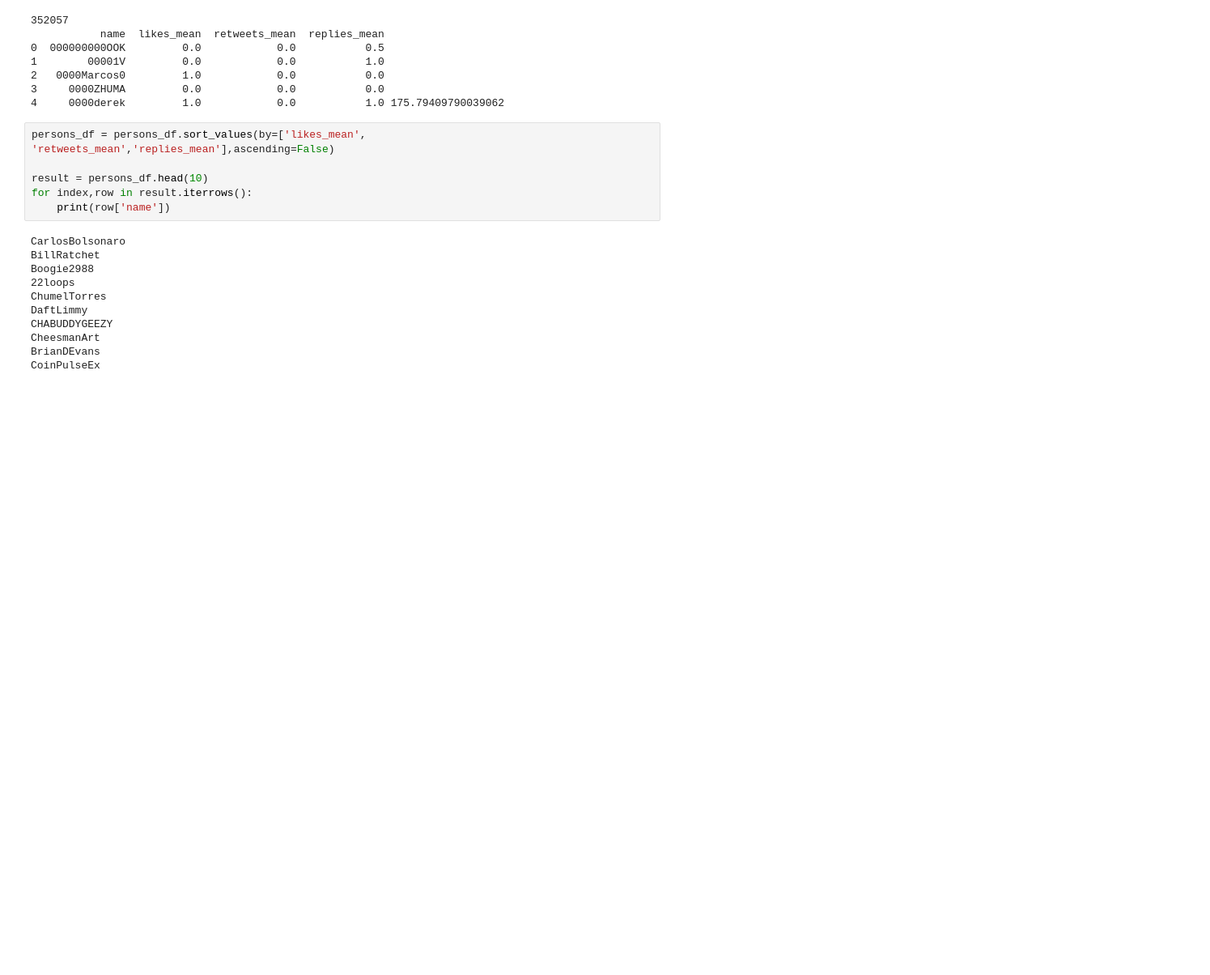
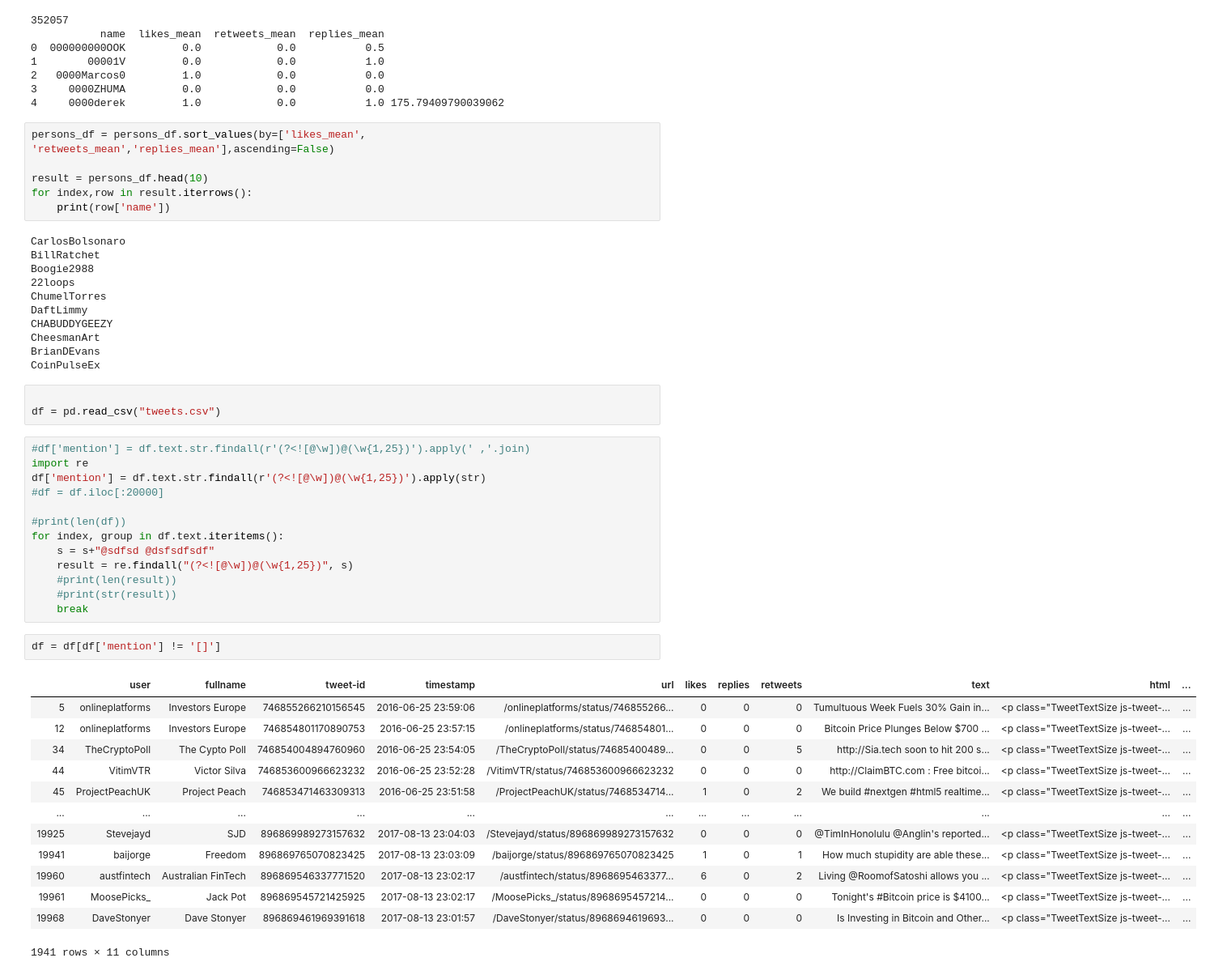
Before and after one commit to vishwakulkarni/Social-media-impact-cryptocurrency, a Jupyter notebook: Data_Mining_project.ipynb, the cells around one changed output. Shown: that part at 81% size. Cells and saved outputs as stored; diff of their text form; blank space fills up the shorter version.

```diff
--- a/Data_Mining_project.ipynb
+++ b/Data_Mining_project.ipynb
@@ -228,3 +228,35 @@ CHABUDDYGEEZY
 CheesmanArt
 BrianDEvans
 CoinPulseEx
+# %%
+
+df = pd.read_csv("tweets.csv")
+# %%
+#df['mention'] = df.text.str.findall(r'(?<![@\w])@(\w{1,25})').apply(' ,'.join)
+import re
+df['mention'] = df.text.str.findall(r'(?<![@\w])@(\w{1,25})').apply(str)
+#df = df.iloc[:20000]
+
+#print(len(df))
+for index, group in df.text.iteritems():
+    s = s+"@sdfsd @dsfsdfsdf"
+    result = re.findall("(?<![@\w])@(\w{1,25})", s)
+    #print(len(result))
+    #print(str(result))
+    break
+# %%
+df = df[df['mention'] != '[]']
+# %% [output]
+|  | user | fullname | tweet-id | timestamp | url | likes | replies | retweets | text | html | ... |
+| 5 | onlineplatforms | Investors Europe | 746855266210156545 | 2016-06-25 23:59:06 | /onlineplatforms/status/746855266... | 0 | 0 | 0 | Tumultuous Week Fuels 30% Gain in... | <p class="TweetTextSize js-tweet-... | ... |
+| 12 | onlineplatforms | Investors Europe | 746854801170890753 | 2016-06-25 23:57:15 | /onlineplatforms/status/746854801... | 0 | 0 | 0 | Bitcoin Price Plunges Below $700 ... | <p class="TweetTextSize js-tweet-... | ... |
+| 34 | TheCryptoPoll | The Cypto Poll | 746854004894760960 | 2016-06-25 23:54:05 | /TheCryptoPoll/status/74685400489... | 0 | 0 | 5 | http://Sia.tech soon to hit 200 s... | <p class="TweetTextSize js-tweet-... | ... |
+| 44 | VitimVTR | Victor Silva | 746853600966623232 | 2016-06-25 23:52:28 | /VitimVTR/status/746853600966623232 | 0 | 0 | 0 | http://ClaimBTC.com : Free bitcoi... | <p class="TweetTextSize js-tweet-... | ... |
+| 45 | ProjectPeachUK | Project Peach | 746853471463309313 | 2016-06-25 23:51:58 | /ProjectPeachUK/status/7468534714... | 1 | 0 | 2 | We build #nextgen #html5 realtime... | <p class="TweetTextSize js-tweet-... | ... |
+| ... | ... | ... | ... | ... | ... | ... | ... | ... | ... | ... | ... |
+| 19925 | Stevejayd | SJD | 896869989273157632 | 2017-08-13 23:04:03 | /Stevejayd/status/896869989273157632 | 0 | 0 | 0 | @TimInHonolulu @Anglin's reported... | <p class="TweetTextSize js-tweet-... | ... |
+| 19941 | baijorge | Freedom | 896869765070823425 | 2017-08-13 23:03:09 | /baijorge/status/896869765070823425 | 1 | 0 | 1 | How much stupidity are able these... | <p class="TweetTextSize js-tweet-... | ... |
+| 19960 | austfintech | Australian FinTech | 896869546337771520 | 2017-08-13 23:02:17 | /austfintech/status/8968695463377... | 6 | 0 | 2 | Living @RoomofSatoshi allows you ... | <p class="TweetTextSize js-tweet-... | ... |
+| 19961 | MoosePicks_ | Jack Pot | 896869545721425925 | 2017-08-13 23:02:17 | /MoosePicks_/status/8968695457214... | 0 | 0 | 0 | Tonight's #Bitcoin price is $4100... | <p class="TweetTextSize js-tweet-... | ... |
+| 19968 | DaveStonyer | Dave Stonyer | 896869461969391618 | 2017-08-13 23:01:57 | /DaveStonyer/status/8968694619693... | 0 | 0 | 0 | Is Investing in Bitcoin and Other... | <p class="TweetTextSize js-tweet-... | ... |
+1941 rows × 11 columns
```
Also changed, not shown: parts of 3 cells of this notebook, 3 other files.
